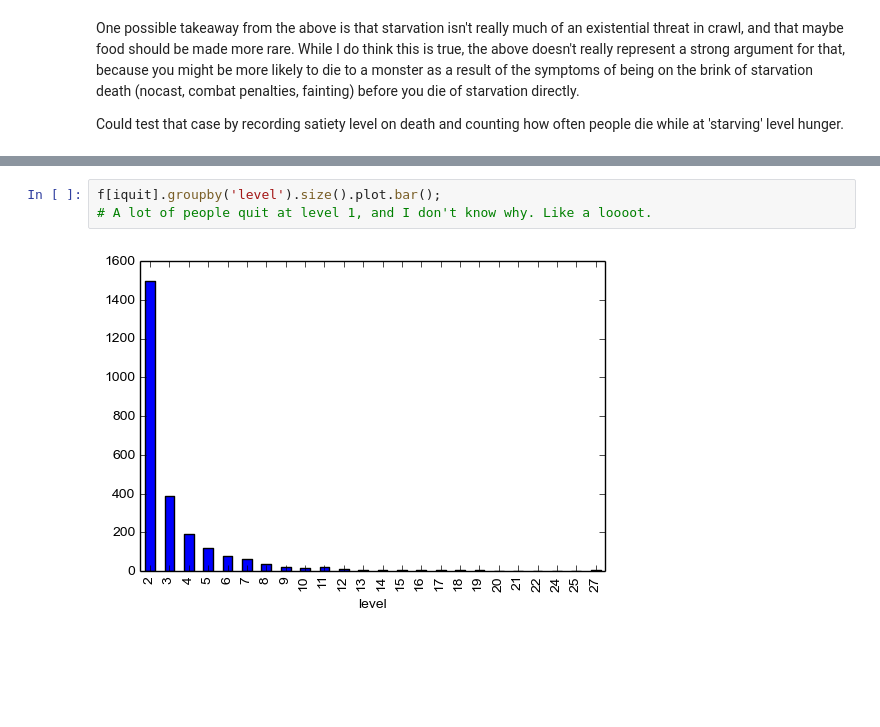
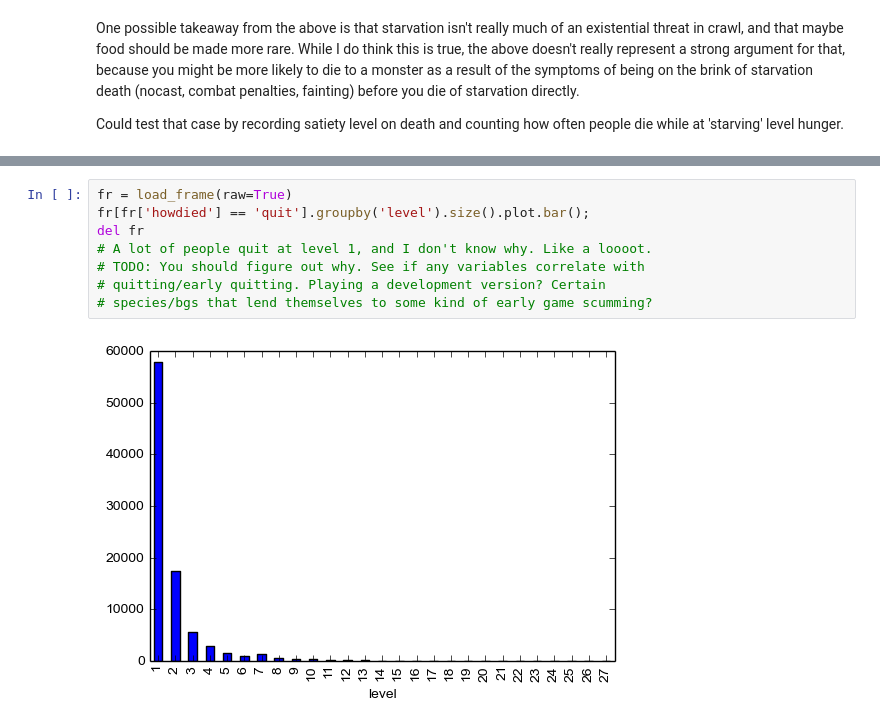
Before and after one commit to colinmorris/crawl-coroner, a Jupyter notebook: deaths.ipynb, the cells around one changed output, grey strips where cells are left out. Saved outputs shown, nothing was run; the diff lists cells and outputs as text; blank space fills up the shorter version.

```diff
--- a/deaths.ipynb
+++ b/deaths.ipynb
@@ -125,6 +138,11 @@ rot                0
 dtype: int64
 # %%
-f[iquit].groupby('level').size().plot.bar();
+fr = load_frame(raw=True)
+fr[fr['howdied'] == 'quit'].groupby('level').size().plot.bar();
+del fr
 # A lot of people quit at level 1, and I don't know why. Like a loooot.
+# TODO: You should figure out why. See if any variables correlate with
+# quitting/early quitting. Playing a development version? Certain
+# species/bgs that lend themselves to some kind of early game scumming?
 # %% [output]
-[figure, old version]
+[figure, new version]
```
Also changed, not shown: parts of 13 cells of this notebook, 4 other files.
